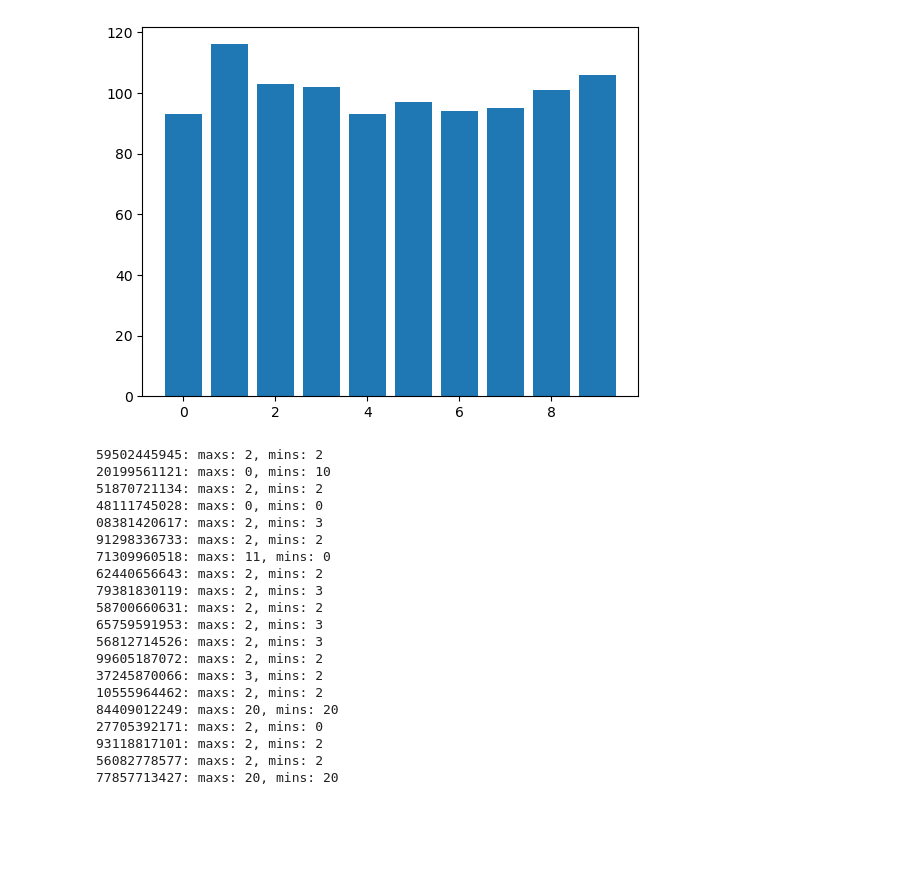
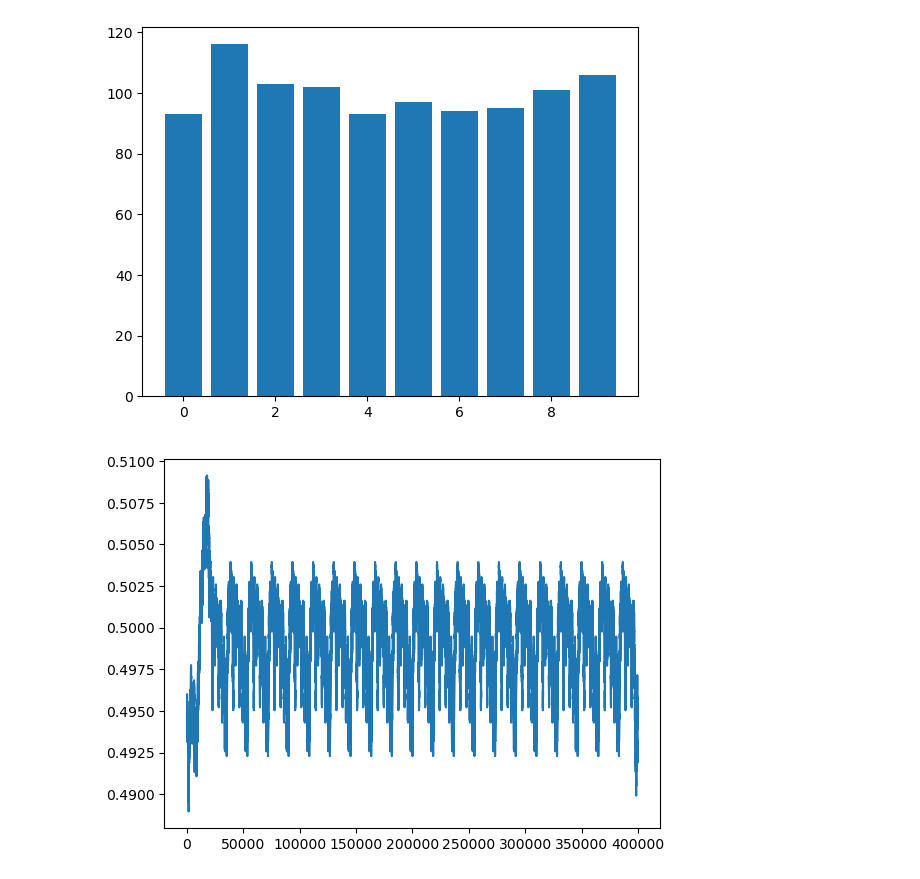
Before and after one commit to Jaimendo99/random_num_gen, a Jupyter notebook: randomNumGen.ipynb, the cells around one changed output. Cells and saved outputs as stored; diff of their text form; code cells hidden in the pictures; blank space fills up the shorter version.

```diff
--- a/randomNumGen.ipynb
+++ b/randomNumGen.ipynb
@@ -94,35 +94,15 @@ def get_nums(seed=None , n=400000, pi=pi, rawness='rounded'):
         raise AttributeError('rawness not valid, use "rounded" or "moving_avg"')
 
     return seed, data
+# %%
+data = get_nums(seed="52619311881",n=400000, rawness='rounded')[1]
+plt.plot(data, label='rounded')
+plt.show()
+# %% [output]
+[figure, added]
 # %%
 results = []
 for _ in trange(20):
     data = get_nums()[0:2]
     exts = {'max': repeating_ext(data[1], method='max')[0], 'min': repeating_ext(data[1], method='min')[0]}
     results.append((data[0], exts, data[1]))
-# %%
-for result in results:
-    maxs = len(result[1]['max'])
-    mins = len(result[1]['min'])
-    print(f'{result[0]}: maxs: {maxs}, mins: {mins}')
-# %% [output]
-59502445945: maxs: 2, mins: 2
-20199561121: maxs: 0, mins: 10
-51870721134: maxs: 2, mins: 2
-48111745028: maxs: 0, mins: 0
-08381420617: maxs: 2, mins: 3
-91298336733: maxs: 2, mins: 2
-71309960518: maxs: 11, mins: 0
-62440656643: maxs: 2, mins: 2
-79381830119: maxs: 2, mins: 3
-58700660631: maxs: 2, mins: 2
-65759591953: maxs: 2, mins: 3
-56812714526: maxs: 2, mins: 3
-99605187072: maxs: 2, mins: 2
-37245870066: maxs: 3, mins: 2
-10555964462: maxs: 2, mins: 2
-84409012249: maxs: 20, mins: 20
-27705392171: maxs: 2, mins: 0
-93118817101: maxs: 2, mins: 2
-56082778577: maxs: 2, mins: 2
-77857713427: maxs: 20, mins: 20
```
Also changed, not shown: parts of 2 cells of this notebook, 1 other file.
